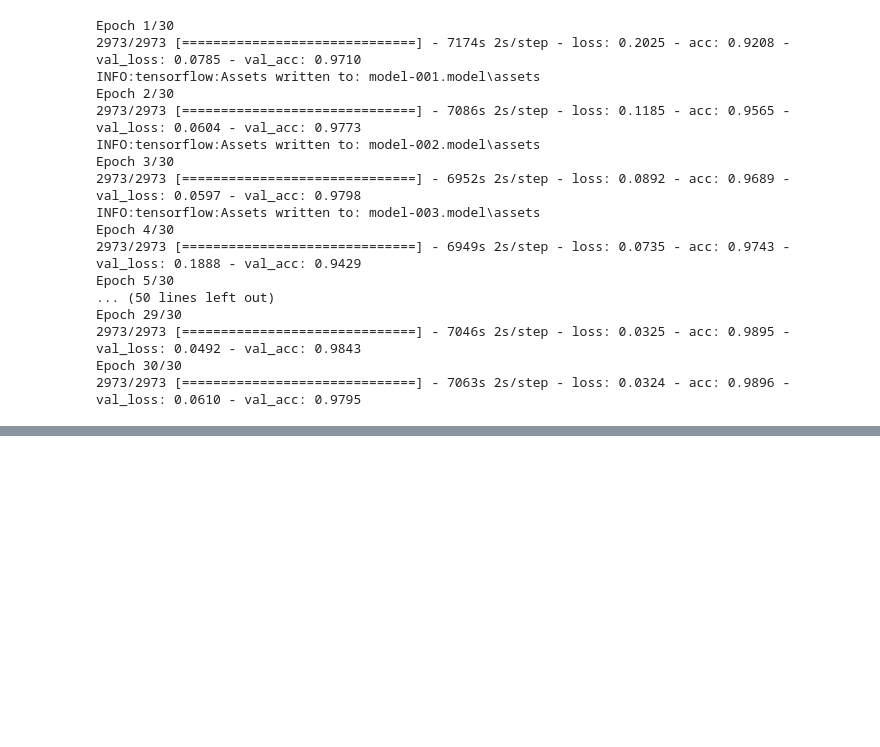
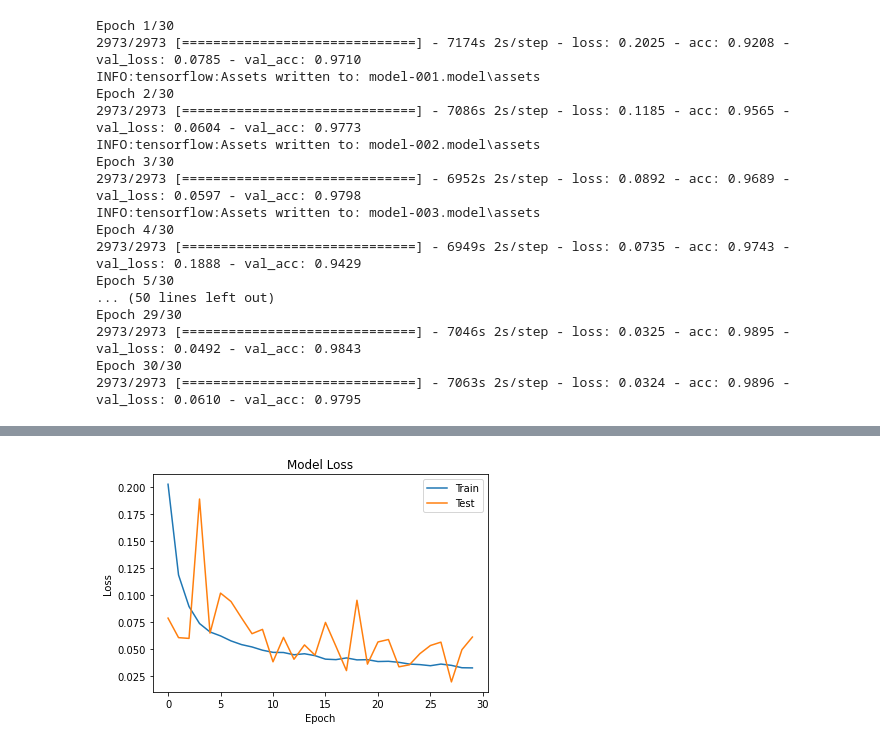
Before and after one commit to dino340/lhl_final_project, a Jupyter notebook: Model.ipynb, the cells around one changed output, grey strips where cells are left out. Saved outputs shown, nothing was run; the diff lists cells and outputs as text; code cells hidden in the pictures; blank space fills up the shorter version.

```diff
--- a/Model.ipynb
+++ b/Model.ipynb
@@ -76,0 +93,12 @@ Epoch 30/30
+# %%
+## Summarize loss
+
+plt.plot(history.history['loss'])
+plt.plot(history.history['val_loss'])
+plt.title('Model Loss')
+plt.ylabel('Loss')
+plt.xlabel('Epoch')
+plt.legend(['Train','Test'], loc='upper right')
+plt.savefig('model_loss.png', dpi=200, format='png')
+# %% [output]
+[figure, added]
```
Also changed, not shown: parts of 2 cells of this notebook, 2 other files.
